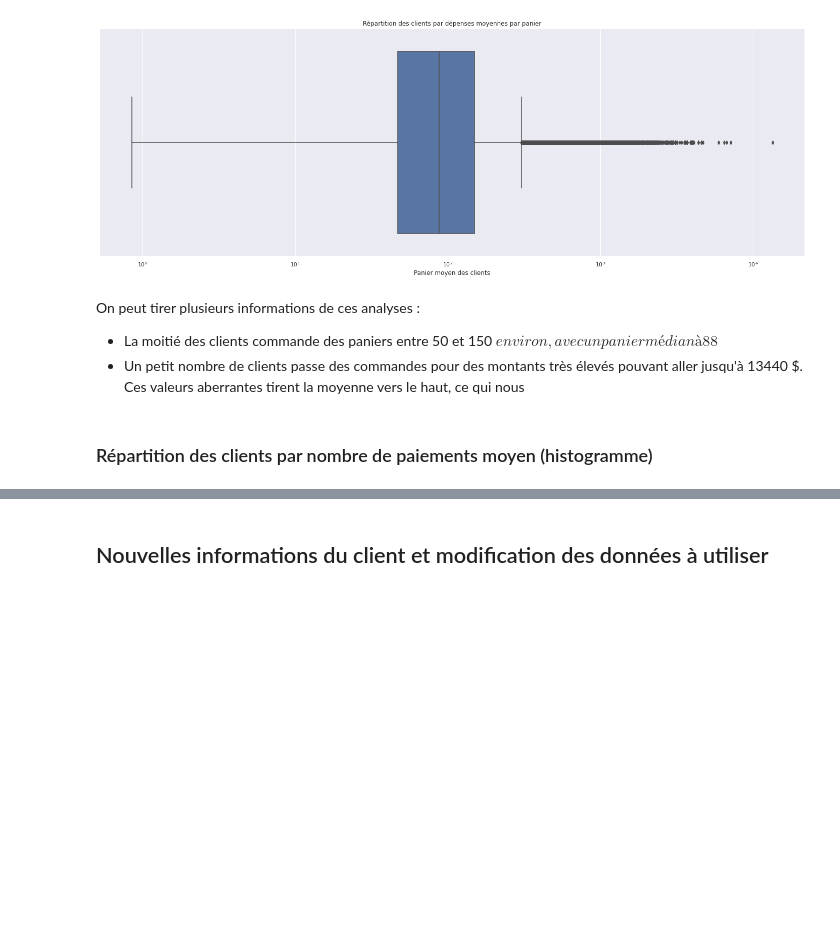
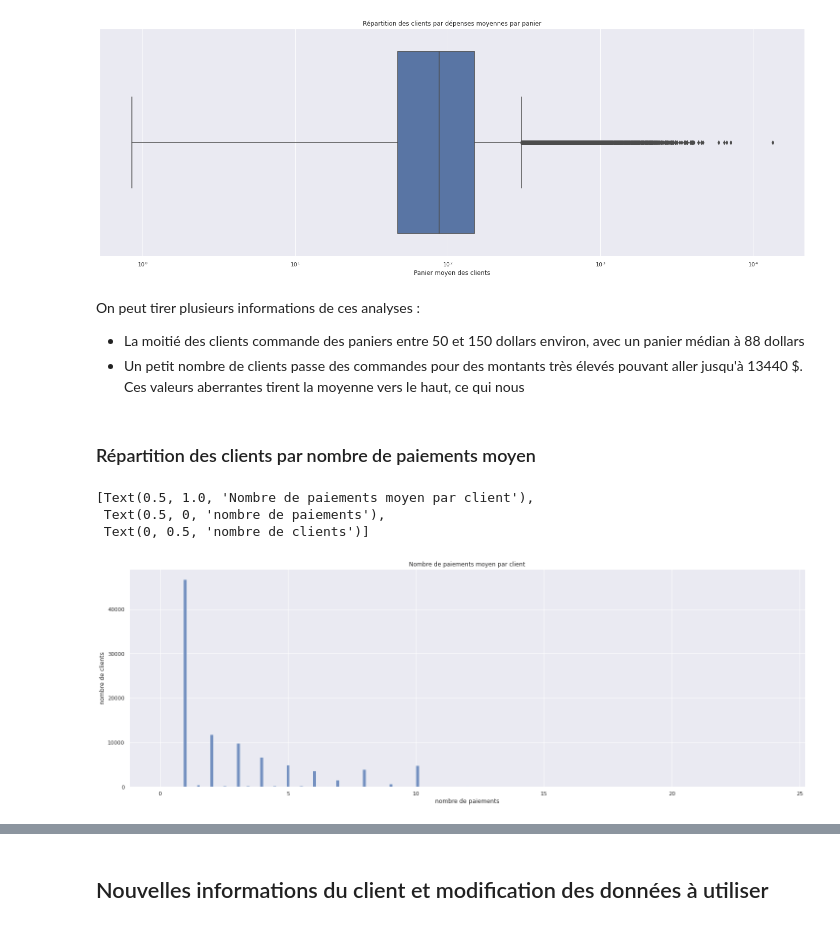
Before and after one commit to marlierecharlie/brief_13_la_data_dream_team, a Jupyter notebook: SEGMENTATION_CLIENTS/analyse_exploratoire.ipynb, the cells around one changed output, grey strips where cells are left out. Drawn from its saved outputs; the diff is of its cells as text; code cells hidden in the pictures; blank space fills up the shorter version.

```diff
--- a/SEGMENTATION_CLIENTS/analyse_exploratoire.ipynb
+++ b/SEGMENTATION_CLIENTS/analyse_exploratoire.ipynb
@@ -683,7 +725,14 @@ sns.boxplot(x=unique_df["avg_spent"]).set(xscale="log",
 [figure]
 # %% [markdown]
 On peut tirer plusieurs informations de ces analyses :
-- La moitié des clients commande des paniers entre 50 et 150 $ environ, avec un panier médian à 88 $
+- La moitié des clients commande des paniers entre 50 et 150 dollars environ, avec un panier médian à 88 dollars
 - Un petit nombre de clients passe des commandes pour des montants très élevés pouvant aller jusqu'à 13440 $. Ces valeurs aberrantes tirent la moyenne vers le haut, ce qui nous
 # %% [markdown]
-### Répartition des clients par nombre de paiements moyen (histogramme)
+### Répartition des clients par nombre de paiements moyen
+# %%
+sns.histplot(data=unique_df, x="avg_installments").set(title="Nombre de paiements moyen par client", xlabel="nombre de paiements", ylabel="nombre de clients")
+# %% [output]
+[Text(0.5, 1.0, 'Nombre de paiements moyen par client'),
+ Text(0.5, 0, 'nombre de paiements'),
+ Text(0, 0.5, 'nombre de clients')]
+[figure, added]
```
Also changed, not shown: parts of 19 cells of this notebook.
